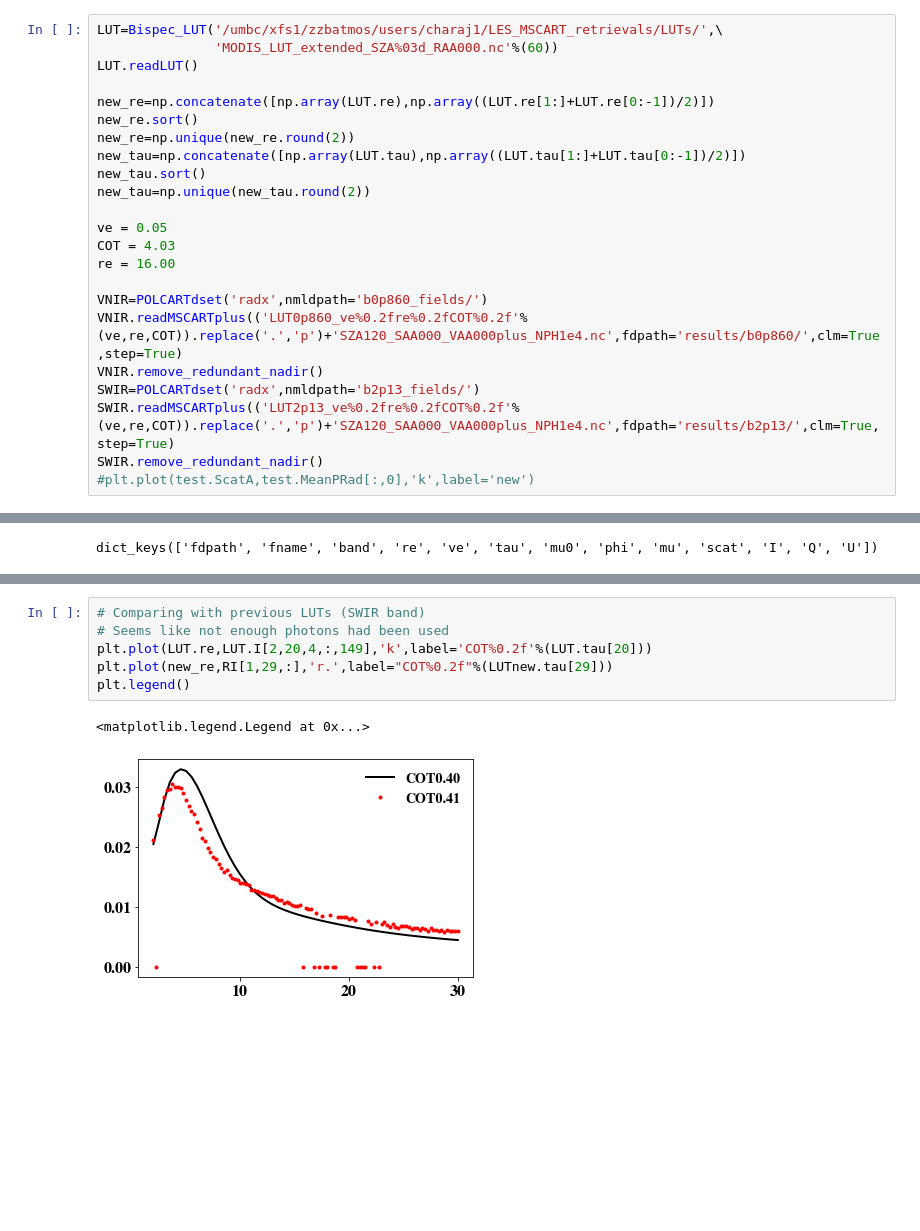
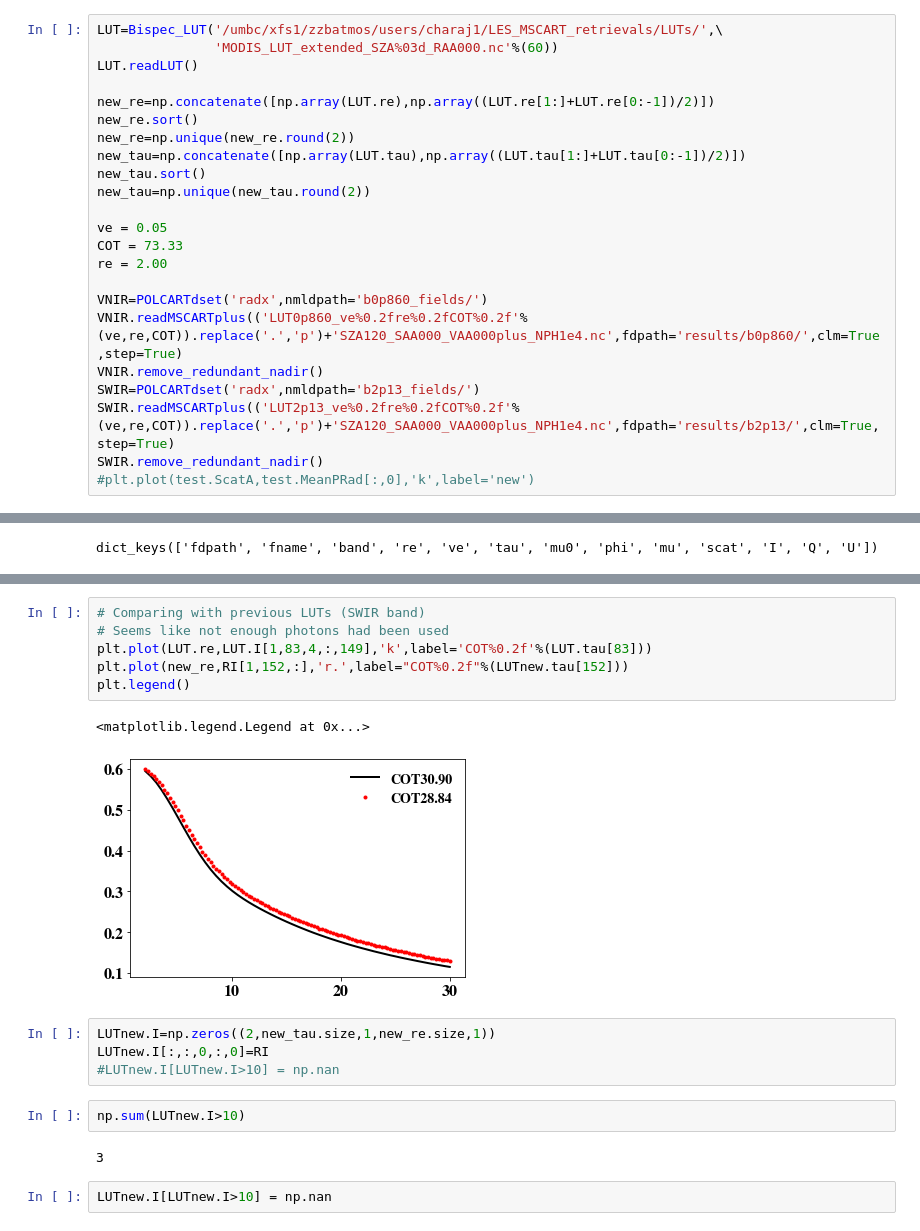
Before and after one commit to cpnHere/ACRS, a Jupyter notebook: LUTs/using_MSCART/LUT_MSCART.ipynb, the cells around one changed output, grey strips where cells are left out. Cells and saved outputs as stored; diff of their text form; blank space fills up the shorter version.

```diff
--- a/LUTs/using_MSCART/LUT_MSCART.ipynb
+++ b/LUTs/using_MSCART/LUT_MSCART.ipynb
@@ -97,8 +99,8 @@ new_tau.sort()
 new_tau=np.unique(new_tau.round(2))
 
 ve = 0.05
-COT = 4.03
-re = 16.00
+COT = 73.33
+re = 2.00
 
 VNIR=POLCARTdset('radx',nmldpath='b0p860_fields/')
 VNIR.readMSCARTplus(('LUT0p860_ve%0.2fre%0.2fCOT%0.2f'%(ve,re,COT)).replace('.','p')+'SZA120_SAA000_VAA000plus_NPH1e4.nc',fdpath='results/b0p860/',clm=True,step=True)
@@ -158,9 +206,19 @@ plt.legend()
 # %%
 # Comparing with previous LUTs (SWIR band)
 # Seems like not enough photons had been used
-plt.plot(LUT.re,LUT.I[2,20,4,:,149],'k',label='COT%0.2f'%(LUT.tau[20]))
-plt.plot(new_re,RI[1,29,:],'r.',label="COT%0.2f"%(LUTnew.tau[29]))
+plt.plot(LUT.re,LUT.I[1,83,4,:,149],'k',label='COT%0.2f'%(LUT.tau[83]))
+plt.plot(new_re,RI[1,152,:],'r.',label="COT%0.2f"%(LUTnew.tau[152]))
 plt.legend()
 # %% [output]
 <matplotlib.legend.Legend at 0x...>
-[figure, old version]
+[figure, new version]
+# %%
+LUTnew.I=np.zeros((2,new_tau.size,1,new_re.size,1))
+LUTnew.I[:,:,0,:,0]=RI
+#LUTnew.I[LUTnew.I>10] = np.nan
+# %%
+np.sum(LUTnew.I>10)
+# %% [output]
+3
+# %%
+LUTnew.I[LUTnew.I>10] = np.nan
```
Also changed, not shown: parts of 18 cells of this notebook.
